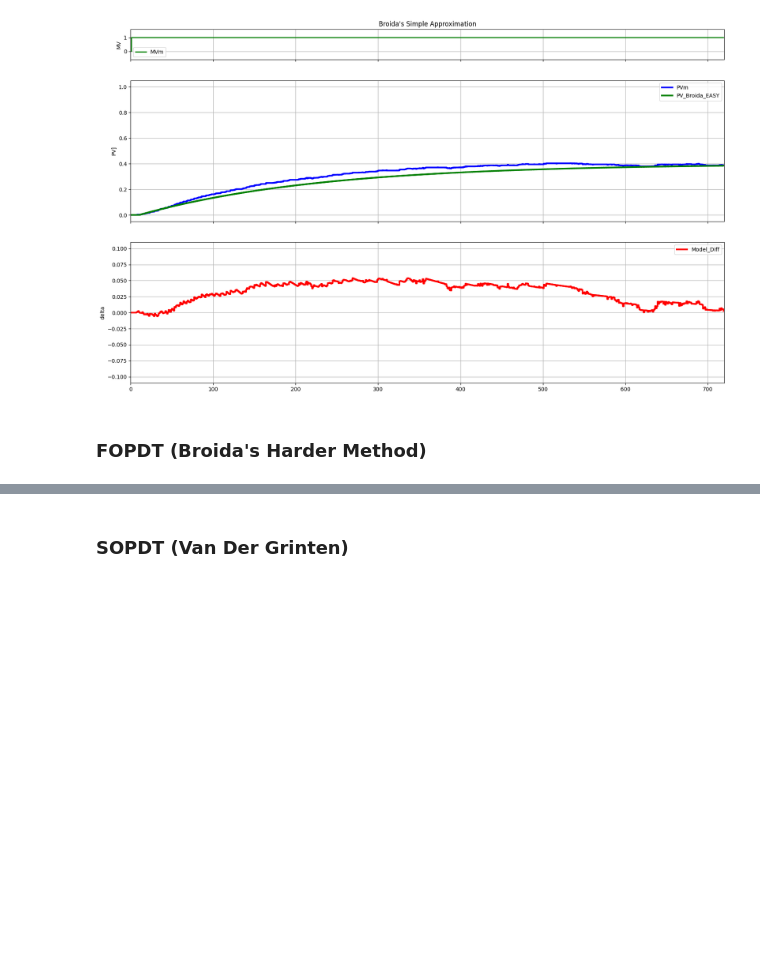
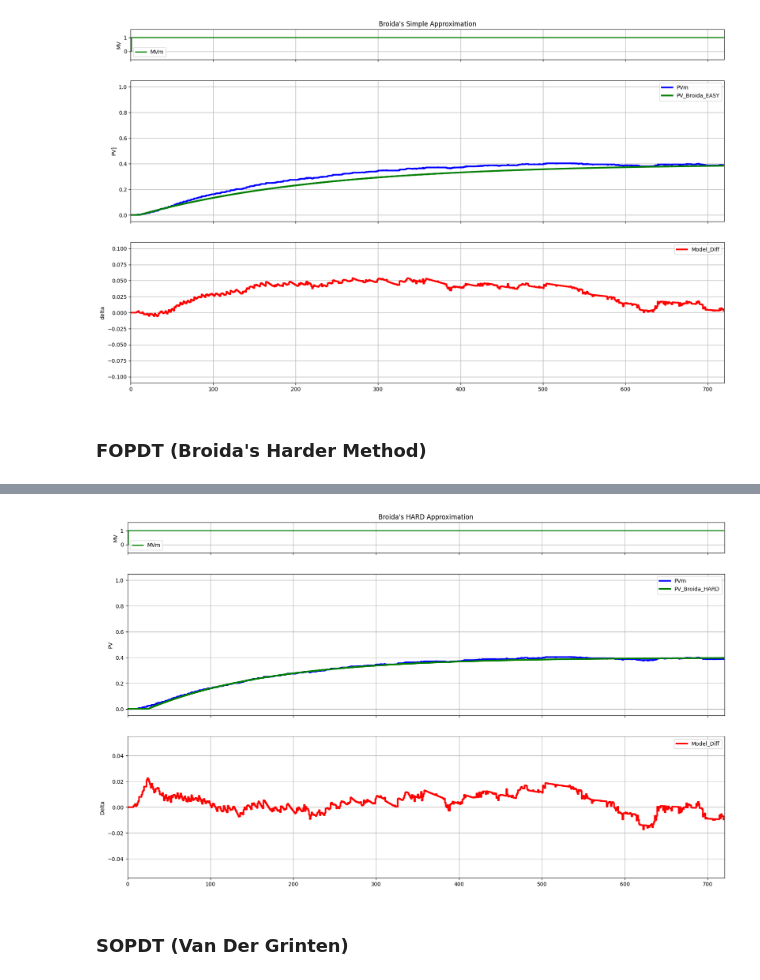
Before and after one commit to Muten-Roshi-Sama/TCLab_PID_Controller_FeedForward, a Jupyter notebook: Visualization_Code/My_Simulation_OLP.ipynb, the cells around one changed output, grey strips where cells are left out. Cells and saved outputs as stored; diff of their text form; code cells hidden in the pictures; blank space fills up the shorter version.

```diff
--- a/Visualization_Code/My_Simulation_OLP.ipynb
+++ b/Visualization_Code/My_Simulation_OLP.ipynb
@@ -136,62 +136,63 @@ ax3.grid()
 # %% [markdown]
 ### FOPDT (Broida's Harder Method)
 # %%
-# # T = T_g and theta = T_u
-# Kp_Broida_HARD = Kp
-# T_Broida_HARD = 5.5 * (T2 - T1)
-# theta_Broida_HARD = 2.8*T1 - 1.8*T2
-# print('T_Broida_HARD = ', T_Broida_HARD)
-# print('theta_Broida_HARD = ', theta_Broida_HARD)
+# T = T_g and theta = T_u
+Kp_Broida_HARD = Kp
+T_Broida_HARD = 5.5 * (T2 - T1)
+theta_Broida_HARD = 2.8*T1 - 1.8*T2
+print('T_Broida_HARD = ', T_Broida_HARD)
+print('theta_Broida_HARD = ', theta_Broida_HARD)
 
-# #FOPDT(MV,Kp,T,theta,Ts,MVInit=0,PVInit=0,method='EBD'):
-# PV_Broida_HARD = FOPDT(MV=MVm, Kp=Kp_Broida_HARD, T=T_Broida_HARD, theta=theta_Broida_HARD, Ts=Ts, PVInit=0, method='EBD')
+#FOPDT(MV,Kp,T,theta,Ts,MVInit=0,PVInit=0,method='EBD'):
+PV_Broida_HARD = FOPDT(MV=MVm, Kp=Kp_Broida_HARD, T=T_Broida_HARD, theta=theta_Broida_HARD, Ts=Ts, PVInit=0, method='EBD')
 
 
-# #============PLOT===========================
-# fig, (ax1, ax2, ax3) = plt.subplots(nrows=3,ncols=1, sharex='col', gridspec_kw={'height_ratios': [1.5, 7, 7]})
-# fig.set_figheight(12)
-# fig.set_figwidth(20)
+#============PLOT===========================
+fig, (ax1, ax2, ax3) = plt.subplots(nrows=3,ncols=1, sharex='col', gridspec_kw={'height_ratios': [1.5, 7, 7]})
+fig.set_figheight(12)
+fig.set_figwidth(20)
 
-# ax1.set_title("Broida's HARD Approximation")
+ax1.set_title("Broida's HARD Approximation")
 
-# #--MV
-# limSup = 1.5
-# limInf = -0.5
-# l1, = ax1.step([0,TSim], [limInf,limSup], 'green',linewidth=2, label='MVm', where="post")
-# ax1.set_ylabel('MV')
-# ax1.legend (loc='best')
+#--MV
+limSup = 1.5
+limInf = -0.5
+l1, = ax1.step([0,TSim], [limInf,limSup], 'green',linewidth=2, label='MVm', where="post")
+ax1.set_ylabel('MV')
+ax1.legend (loc='best')
 
-# #----PV
-# limSup = 1
-# limInf = 0
-# l2, = ax2.step([0, TSim], [limInf,limSup], 'blue', linewidth=3, label='PVm', where='post')
-# l3, = ax2.step([0, TSim], [limInf,limSup], 'green', linewidth=3, label='PV_Broida_HARD', where='post')
-# ax2.set_ylabel('PV')
-# ax2.legend (loc='best')
+#----PV
+limSup = 1
+limInf = 0
+l2, = ax2.step([0, TSim], [limInf,limSup], 'blue', linewidth=3, label='PVm', where='post')
+l3, = ax2.step([0, TSim], [limInf,limSup], 'green', linewidth=3, label='PV_Broida_HARD', where='post')
+ax2.set_ylabel('PV')
+ax2.legend (loc='best')
 
-# #---Model_Diff
-# limSup = 0.05
-# limInf = -0.05
-# diff_BroidaEASY_PV = [a - b for a,b in zip(PVm, PV_Broida_HARD)]
-# l4, = ax3.step([0, TSim], [limInf,limSup], 'red', linewidth=3, label='Model_Diff', where='post')
-# ax3.set_ylabel('Delta')
-# ax3.legend (loc='best')
+#---Model_Diff
+limSup = 0.05
+limInf = -0.05
+diff_BroidaEASY_PV = [a - b for a,b in zip(PVm, PV_Broida_HARD)]
+l4, = ax3.step([0, TSim], [limInf,limSup], 'red', linewidth=3, label='Model_Diff', where='post')
+ax3.set_ylabel('Delta')
+ax3.legend (loc='best')
 
 
-# #-----Set Data-----
-# l1.set_data(tm, MVm)
+#-----Set Data-----
+l1.set_data(tm, MVm)
 
-# l2.set_data(tm,PVm)
-# l3.set_data(tm, PV_Broida_HARD)
+l2.set_data(tm,PVm)
+l3.set_data(tm, PV_Broida_HARD)
 
-# l4.set_data(tm,diff_BroidaEASY_PV)
+l4.set_data(tm,diff_BroidaEASY_PV)
 
 
-# tMax = len(tm)
-# ax1.set_xlim(0, tMax)
-# ax2.set_xlim(0, tMax)
-# ax3.set_xlim(0, tMax)
+tMax = len(tm)
+ax1.set_xlim(0, tMax)
+ax2.set_xlim(0, tMax)
+ax3.set_xlim(0, tMax)
 
-# ax1.grid()
-# ax2.grid()
-# ax3.grid()
+ax1.grid()
+ax2.grid()
+ax3.grid()
+# %% [output]
@@ -198,3 +201,4 @@ ax3.grid()
+[figure, added]
 # %% [markdown]
 ### SOPDT (Van Der Grinten)
 # %%
```
Also changed, not shown: parts of 5 cells of this notebook.
